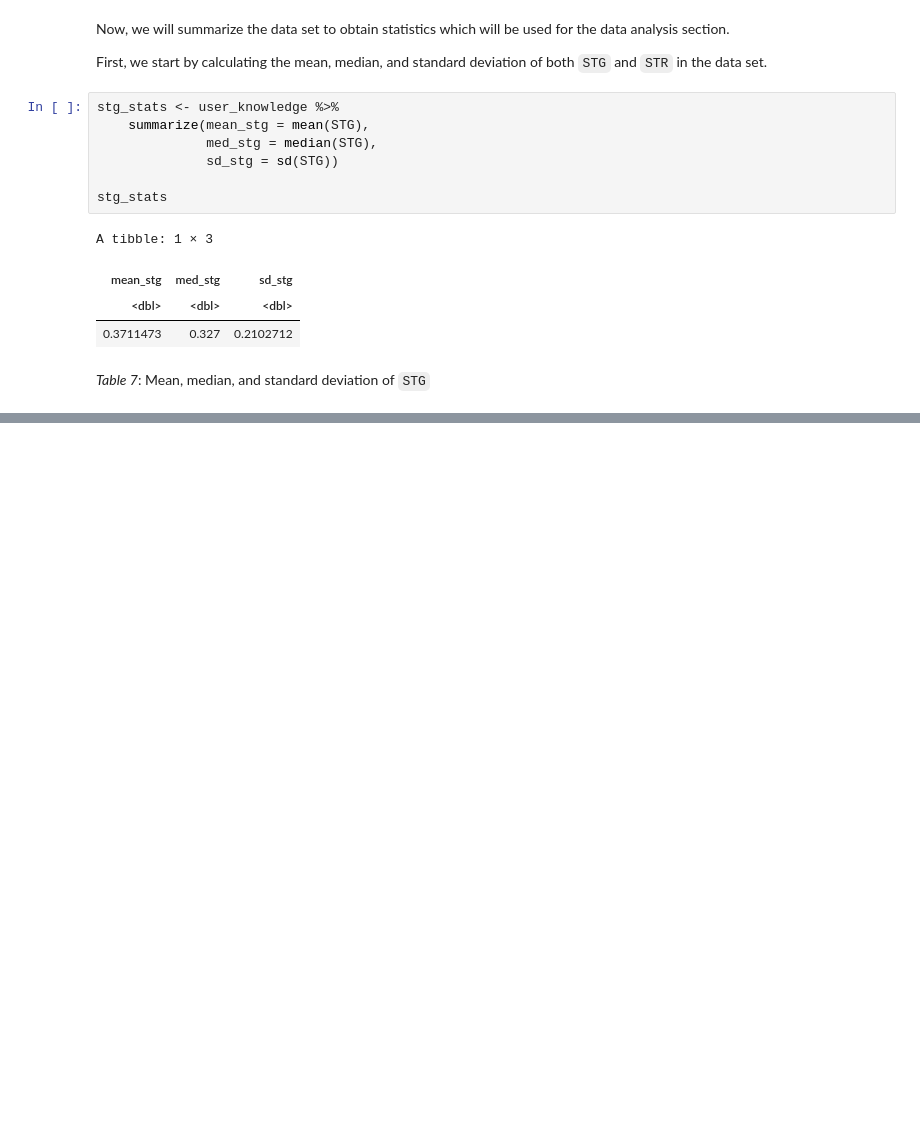
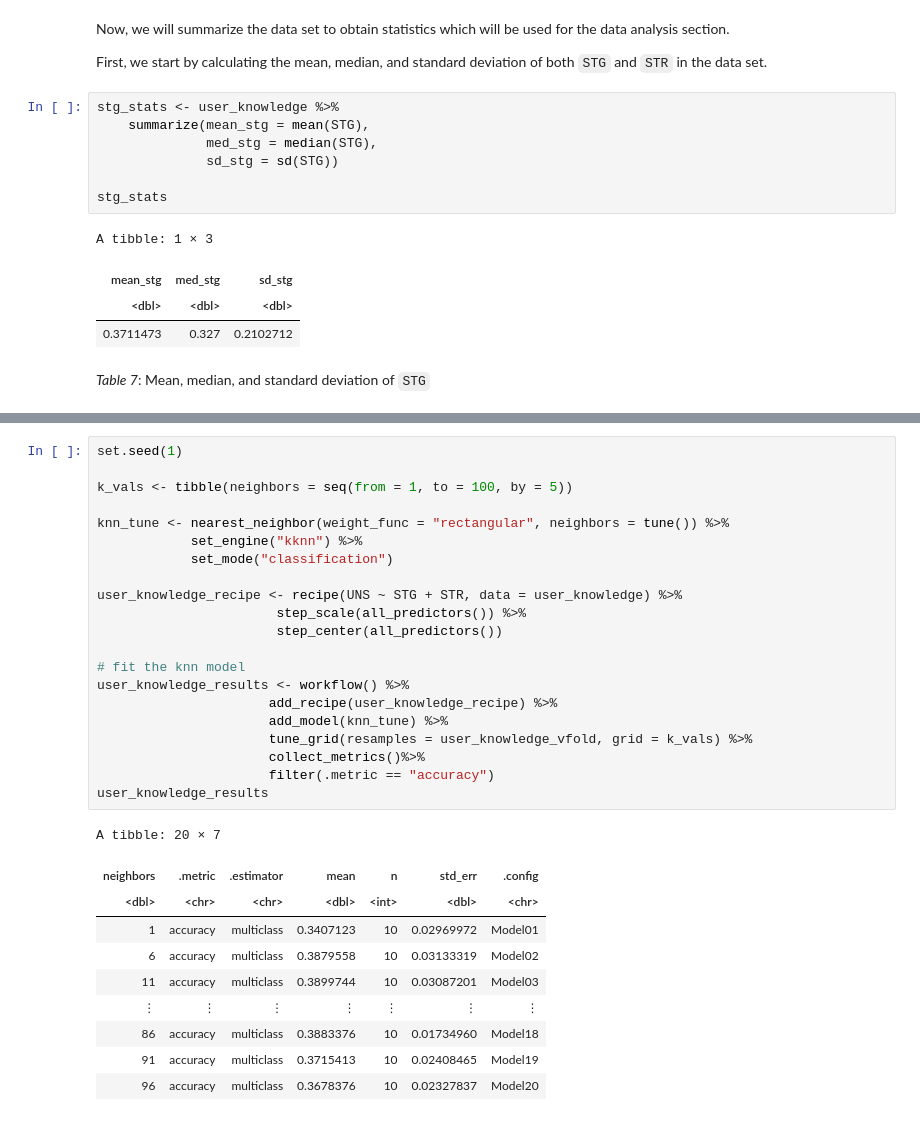
Before and after one commit to Wills-Hao/DSCI-100-project, a Jupyter notebook: final_group_project.ipynb, the cells around one changed output, grey strips where cells are left out. Saved outputs shown, nothing was run; the diff lists cells and outputs as text; blank space fills up the shorter version.

```diff
--- a/final_group_project.ipynb
+++ b/final_group_project.ipynb
@@ -275,0 +313,32 @@ A tibble: 1 × 3
+# %%
+set.seed(1)
+
+k_vals <- tibble(neighbors = seq(from = 1, to = 100, by = 5))
+
+knn_tune <- nearest_neighbor(weight_func = "rectangular", neighbors = tune()) %>%
+            set_engine("kknn") %>%
+            set_mode("classification")
+
+user_knowledge_recipe <- recipe(UNS ~ STG + STR, data = user_knowledge) %>%
+                       step_scale(all_predictors()) %>%
+                       step_center(all_predictors())
+
+# fit the knn model
+user_knowledge_results <- workflow() %>%
+                      add_recipe(user_knowledge_recipe) %>%
+                      add_model(knn_tune) %>%
+                      tune_grid(resamples = user_knowledge_vfold, grid = k_vals) %>%
+                      collect_metrics()%>%
+                      filter(.metric == "accuracy")
+user_knowledge_results
+# %% [output]
+A tibble: 20 × 7
+| neighbors | .metric | .estimator | mean | n | std_err | .config |
+| <dbl> | <chr> | <chr> | <dbl> | <int> | <dbl> | <chr> |
+| 1 | accuracy | multiclass | 0.3407123 | 10 | 0.02969972 | Model01 |
+| 6 | accuracy | multiclass | 0.3879558 | 10 | 0.03133319 | Model02 |
+| 11 | accuracy | multiclass | 0.3899744 | 10 | 0.03087201 | Model03 |
+| ⋮ | ⋮ | ⋮ | ⋮ | ⋮ | ⋮ | ⋮ |
+| 86 | accuracy | multiclass | 0.3883376 | 10 | 0.01734960 | Model18 |
+| 91 | accuracy | multiclass | 0.3715413 | 10 | 0.02408465 | Model19 |
+| 96 | accuracy | multiclass | 0.3678376 | 10 | 0.02327837 | Model20 |
```
Also changed, not shown: parts of 15 cells of this notebook.
